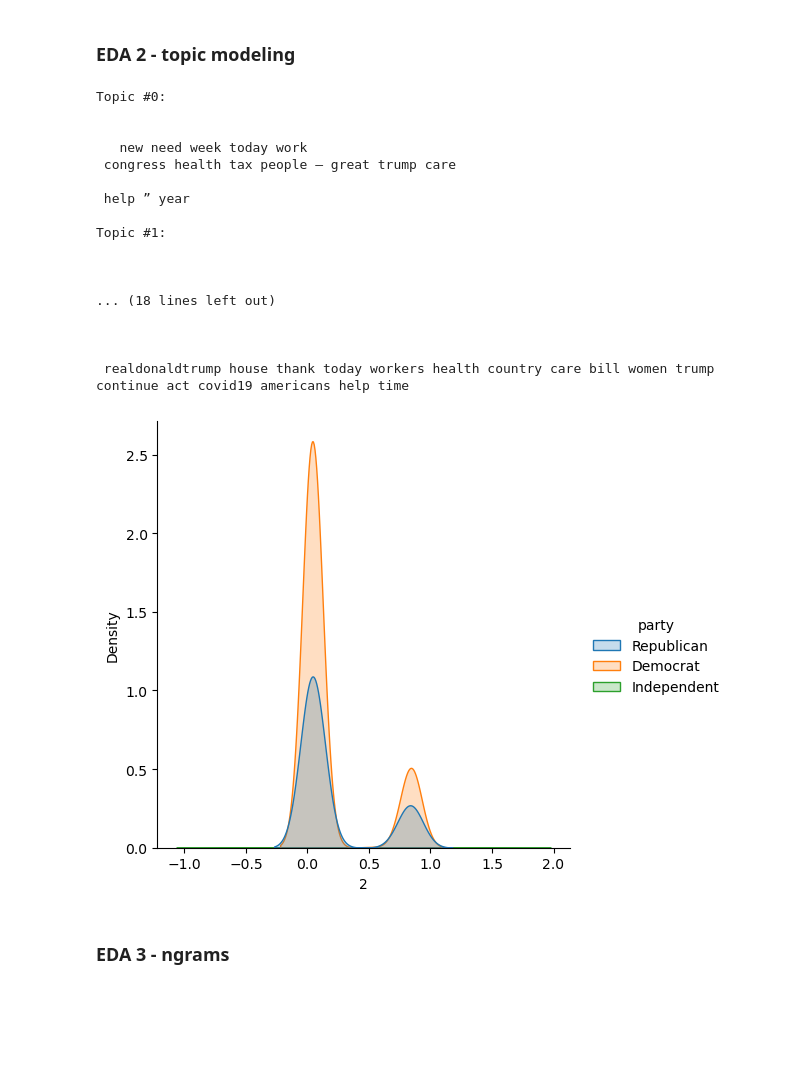
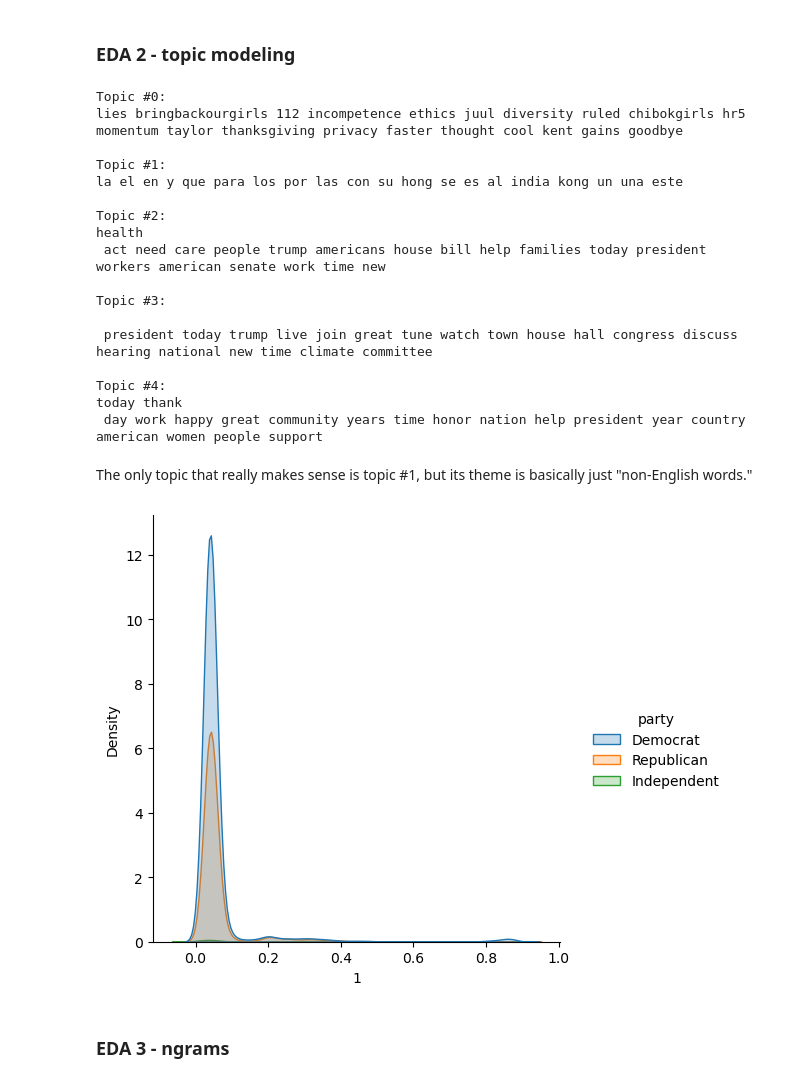
Before and after one commit to kylee-hoffman/computational_social_science_projects, a Jupyter notebook: project_5/Project_5_hoffman.ipynb, the cells around one changed output. Drawn from its saved outputs; the diff is of its cells as text; code cells hidden in the pictures; blank space fills up the shorter version.

```diff
--- a/project_5/Project_5_hoffman.ipynb
+++ b/project_5/Project_5_hoffman.ipynb
@@ -56,8 +54,9 @@ import seaborn as sns
 # ----------
 congress_tweets = pd.read_csv("data/116th Congressional Tweets and Demographics.csv")
 # fill in this line of code with a sufficient number of tweets, depending on your computational resources
-congress_tweets = congress_tweets.sample(1000)
+congress_tweets = congress_tweets.sample(10000)
 congress_tweets = congress_tweets.reset_index(drop=True)
+
 congress_tweets.head()
 # %% [output]
 |  | tweet_id | screen_name | datetime | text | name_wikipedia | position | joined_congress_date | birthday | ... |
@@ -78,22 +77,19 @@ As you search online, you might run into solutions that rely on regular expressi
 # %%
 # remove punctuation, stop words, url links, and retweet/quote tweet flags
 def rem_punc_stop(text):
+    stop_words = STOP_WORDS
+    punc = set(punctuation) | {'“', '–', '“ ', '\n\n', "'", "”", "”", "•", " "} # appending some more symbols I found during EDA
 
-    punc = set(punctuation) | {'“', '–', '“ ', '\n\n'} # appending some more symbols I found
-    stop_words = STOP_WORDS
-
-    punc_free = "".join([ch for ch in text if ch not in punc])
-
-    emoji_free = emoji.replace_emoji(punc_free, "")
+    emoji_free = emoji.replace_emoji(text, "")
 
     doc = nlp(emoji_free)
 
-    spacy_words = [token.text for token in doc]
+    spacy_words = [token.text for token in doc if token.text not in punc]  # remove punctuation after tokenization
 
     spacy_words = [word for word in spacy_words if not word.startswith(('http', 'RT', 'QT', 'rt', 'qt', 'de',
-                                                                        'amp', 'tn', 'nt'))] # based on words found in EDA
+                                                                        'amp', 'tn', 'nt', '@'))]
 
-    text_clean = [word for word in spacy_words if word not in stop_words]
+    text_clean = [word for word in spacy_words if word.lower() not in stop_words]  # match case
 
     return text_clean
 # %%
@@ -171,22 +158,24 @@ print_top_words(lda,                # model
                 20)                 # number of top words
 # %% [output]
 Topic #0:
-
-
-   new need week today work
- congress health tax people — great trump care
-
- help ” year
+lies bringbackourgirls 112 incompetence ethics juul diversity ruled chibokgirls hr5 momentum taylor thanksgiving privacy faster thought cool kent gains goodbye
 
 Topic #1:
+la el en y que para los por las con su hong se es al india kong un una este
 
+Topic #2:
+health
+ act need care people trump americans house bill help families today president workers american senate work time new
 
+Topic #3:
 
-... (18 lines left out)
+ president today trump live join great tune watch town house hall congress discuss hearing national new time climate committee
 
-
-
- realdonaldtrump house thank today workers health country care bill women trump continue act covid19 americans help time
+Topic #4:
+today thank
+ day work happy great community years time honor nation help president year country american women people support
+# %% [markdown]
+The only topic that really makes sense is topic #1, but its theme is basically just "non-English words."
 # %%
 # calculate topic weights from distribution
 # ----------
@@ -197,14 +186,14 @@ df_w_topics = topic_dist_df.join(congress_tweets.reset_index())
 # %%
 # histogram of topic 2
 # ----------
 sns.displot(df_w_topics,      # data
-            x=df_w_topics[2], # x-axis feature subet to only topic 2
+            x=df_w_topics[1], # x-axis feature subet to only topic 2
             hue = "party",  # by loan product
             kind = 'kde',     # specify kdensity plot
             fill = 'true')    # fill
 plt.show()
 # %% [output]
-[figure, old version]
+[figure, new version]
 # %% [markdown]
 ### EDA 3 - ngrams
 # %%
```
Also changed, not shown: parts of 49 cells of this notebook.
